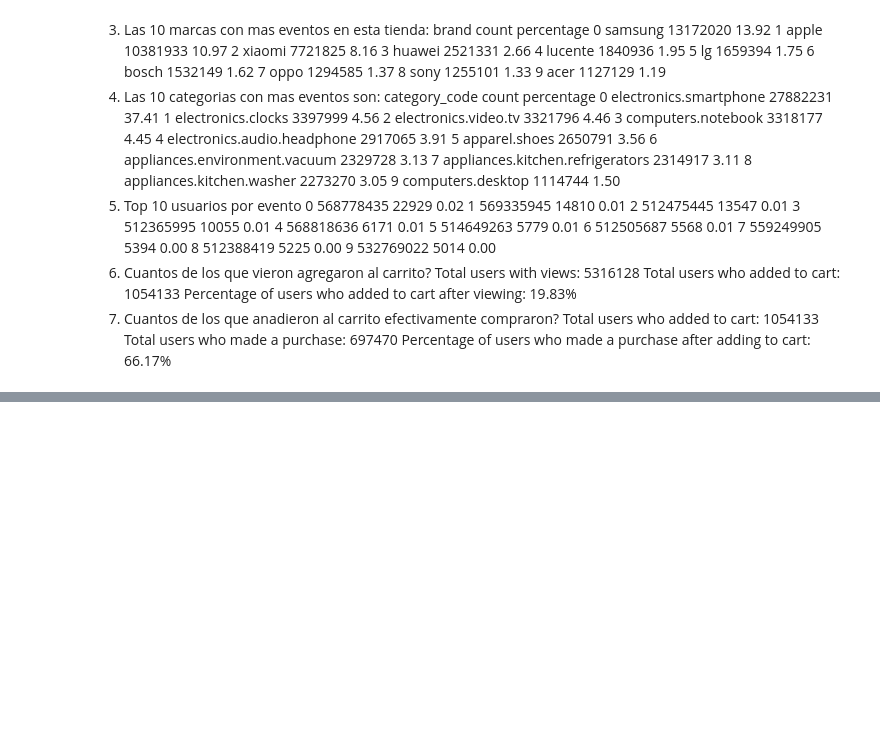
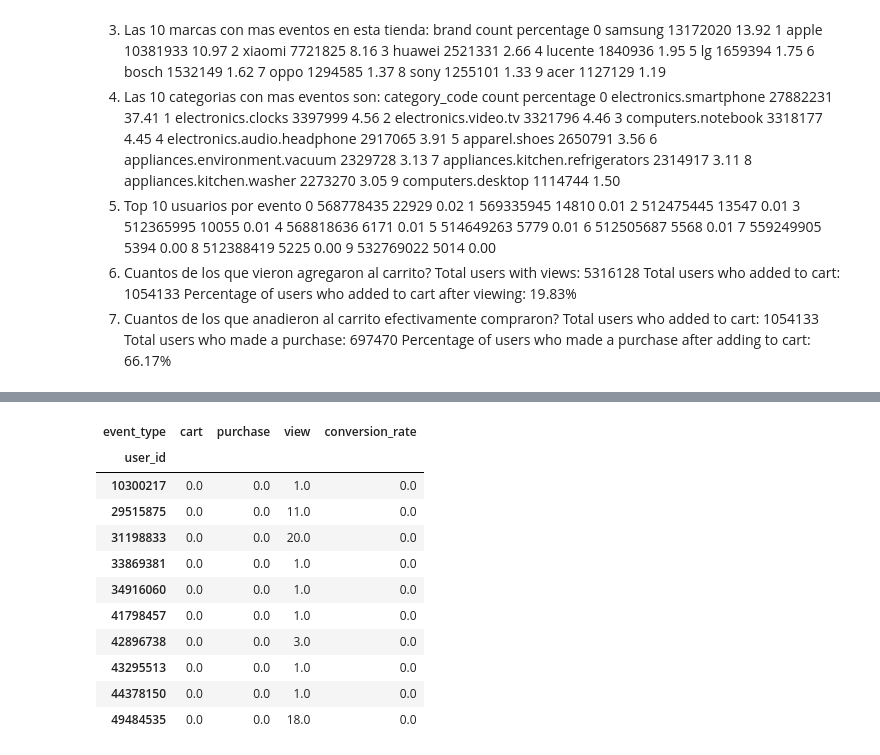
Before and after one commit to Jluisfeltrer/ecmn_cloud, a Jupyter notebook: cuadernos/C1.ipynb, the cells around one changed output, grey strips where cells are left out. Cells and saved outputs as stored; diff of their text form; code cells hidden in the pictures; blank space fills up the shorter version.

```diff
--- a/cuadernos/C1.ipynb
+++ b/cuadernos/C1.ipynb
@@ -333,0 +420,3 @@ Percentage of users who made a purchase after adding to cart: 66.17%
+# %%
+# Crear un perfil de usuarios con las siguientes columnas: 'user_id', 'event_type', 'brand', 'category_code', 'price', 'event_time', y conviertelo en datafraame (df_profile)
+df_profile = df2[['user_id', 'event_type', 'brand', 'category_code', 'price', 'event_time']].copy()
@@ -333,0 +448,6 @@ Percentage of users who made a purchase after adding to cart: 66.17%
+# %%
+# Agrupa los datos por 'user_id' y 'event_type', y cuenta los eventos
+user_event_counts = df_profile.groupby(['user_id', 'event_type']).size().reset_index(name='event_count')
+# Pivotar el DataFrame para tener 'event_type' como columnas
+user_event_counts_pivot = user_event_counts.pivot(index='user_id', columns='event_type', values='event_count').fillna(0)
+user_event_counts_pivot.head(10)
@@ -333,0 +467,18 @@ Percentage of users who made a purchase after adding to cart: 66.17%
+# %%
+# Agrega una columna 'convertion rate' que sea la relacion entre el numero de eventos de compra y el numero de eventos de vista
+user_event_counts_pivot['conversion_rate'] = user_event_counts_pivot.get('purchase', 0) / user_event_counts_pivot.get('view', 1) * 100
+
+user_event_counts_pivot.head(10)
+# %% [output]
+| event_type | cart | purchase | view | conversion_rate |
+| user_id |  |  |  |  |
+| 10300217 | 0.0 | 0.0 | 1.0 | 0.0 |
+| 29515875 | 0.0 | 0.0 | 11.0 | 0.0 |
+| 31198833 | 0.0 | 0.0 | 20.0 | 0.0 |
+| 33869381 | 0.0 | 0.0 | 1.0 | 0.0 |
+| 34916060 | 0.0 | 0.0 | 1.0 | 0.0 |
+| 41798457 | 0.0 | 0.0 | 1.0 | 0.0 |
+| 42896738 | 0.0 | 0.0 | 3.0 | 0.0 |
+| 43295513 | 0.0 | 0.0 | 1.0 | 0.0 |
+| 44378150 | 0.0 | 0.0 | 1.0 | 0.0 |
+| 49484535 | 0.0 | 0.0 | 18.0 | 0.0 |
```
Also changed, not shown: parts of 13 cells of this notebook, 1 other file.
